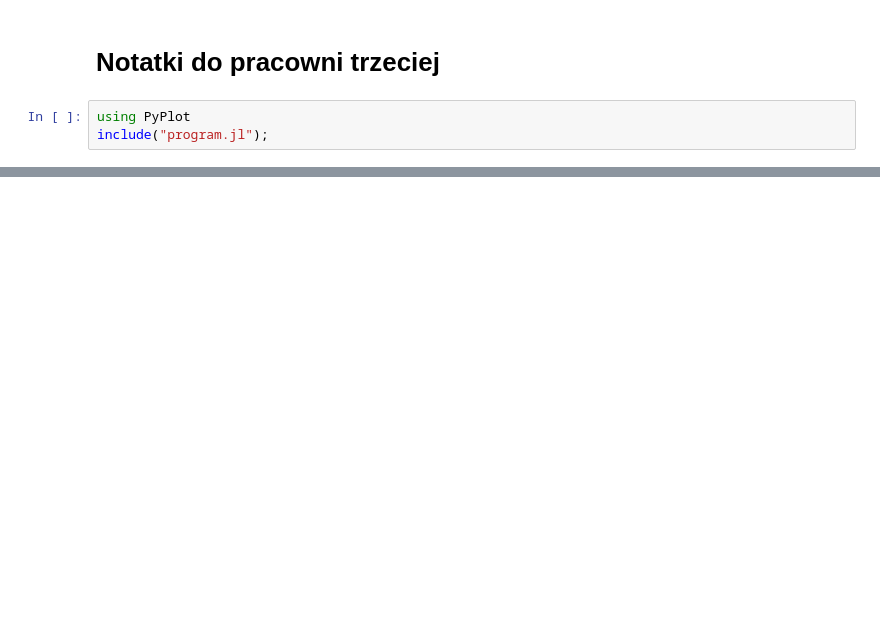
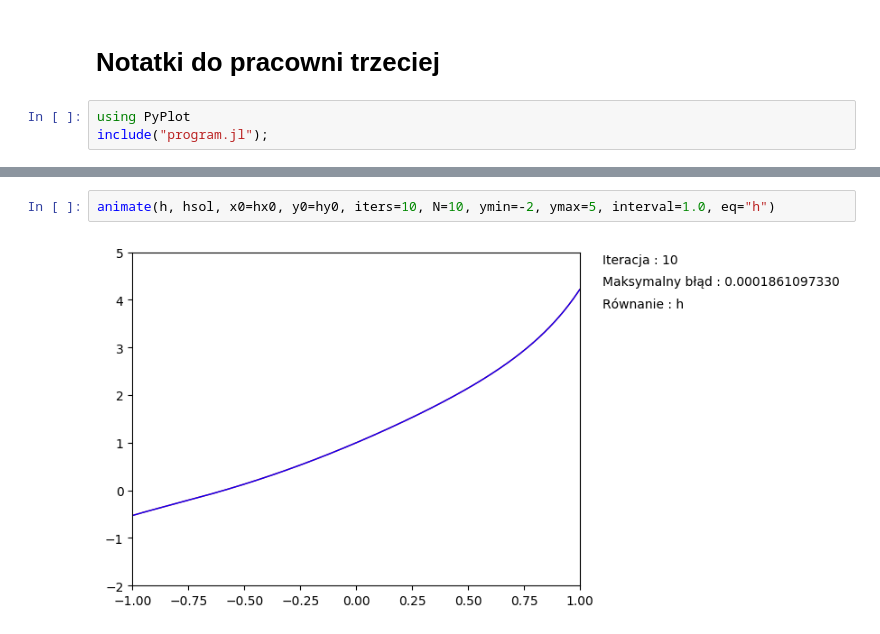
Before and after one commit to matiwertyl2/Studia, a Jupyter notebook: AN_2017_zima/p3/prog/program.ipynb, the cells around one changed output, grey strips where cells are left out. Cells and saved outputs as stored; diff of their text form; blank space fills up the shorter version.

```diff
--- a/AN_2017_zima/p3/prog/program.ipynb
+++ b/AN_2017_zima/p3/prog/program.ipynb
@@ -77,0 +105,4 @@ animate(f, solution, N=10, iters=10, x0=-1, y0=0.4, ymax=2)
+# %%
+animate(h, hsol, x0=hx0, y0=hy0, iters=10, N=10, ymin=-2, ymax=5, interval=1.0, eq="h")
+# %% [output]
+[figure, added]
```
Also changed, not shown: parts of 35 cells of this notebook, 57 other files.
